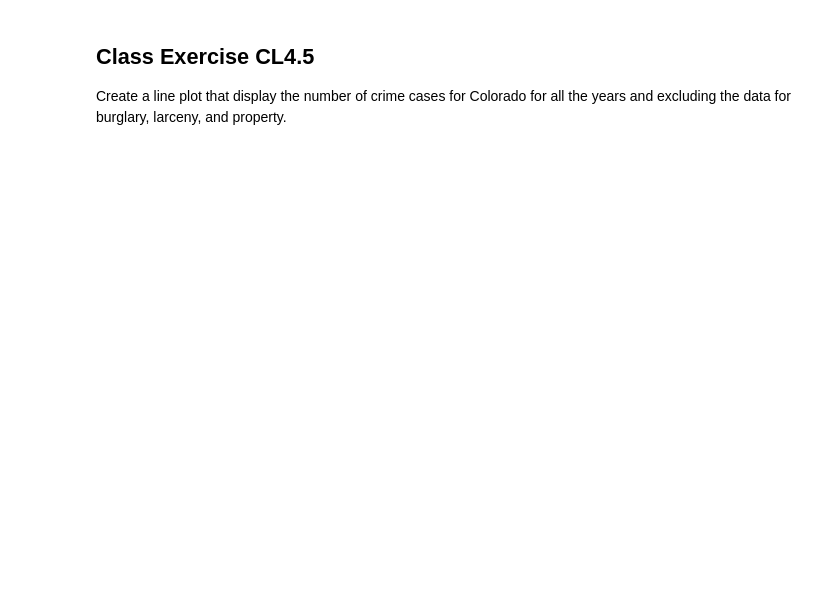
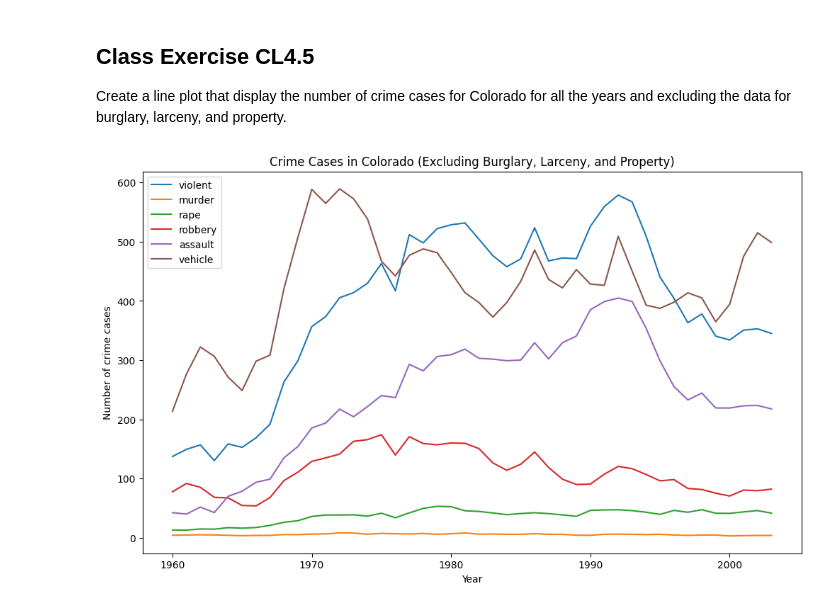
Before and after one commit to satam2/CS133-Data-Vis, a Jupyter notebook: Module02_pandas/M02_L04_intro_pandas.ipynb, the cells around one changed output. Drawn from its saved outputs; the diff is of its cells as text; code cells hidden in the pictures; blank space fills up the shorter version.

```diff
--- a/Module02_pandas/M02_L04_intro_pandas.ipynb
+++ b/Module02_pandas/M02_L04_intro_pandas.ipynb
@@ -236,0 +249,14 @@ Create a line plot that display the number of crime cases for Colorado for all t
+# %%
+import matplotlib.pyplot as plt
+
+# Filter for Colorado and set year as index
+colorado_crimes = crime_rates[crime_rates['state'] == 'Colorado'].drop(['state', 'pop', 'burglary', 'larceny', 'property'], axis=1)
+colorado_crimes = colorado_crimes.set_index('year')
+
+# Create the line plot
+lines = colorado_crimes.plot.line(figsize=(12, 7),
+                                 ylabel="Number of crime cases",
+                                 xlabel="Year",
+                                 title="Crime Cases in Colorado (Excluding Burglary, Larceny, and Property)")
+# %% [output]
+[figure, added]
```
Also changed, not shown: parts of 3 cells of this notebook.
